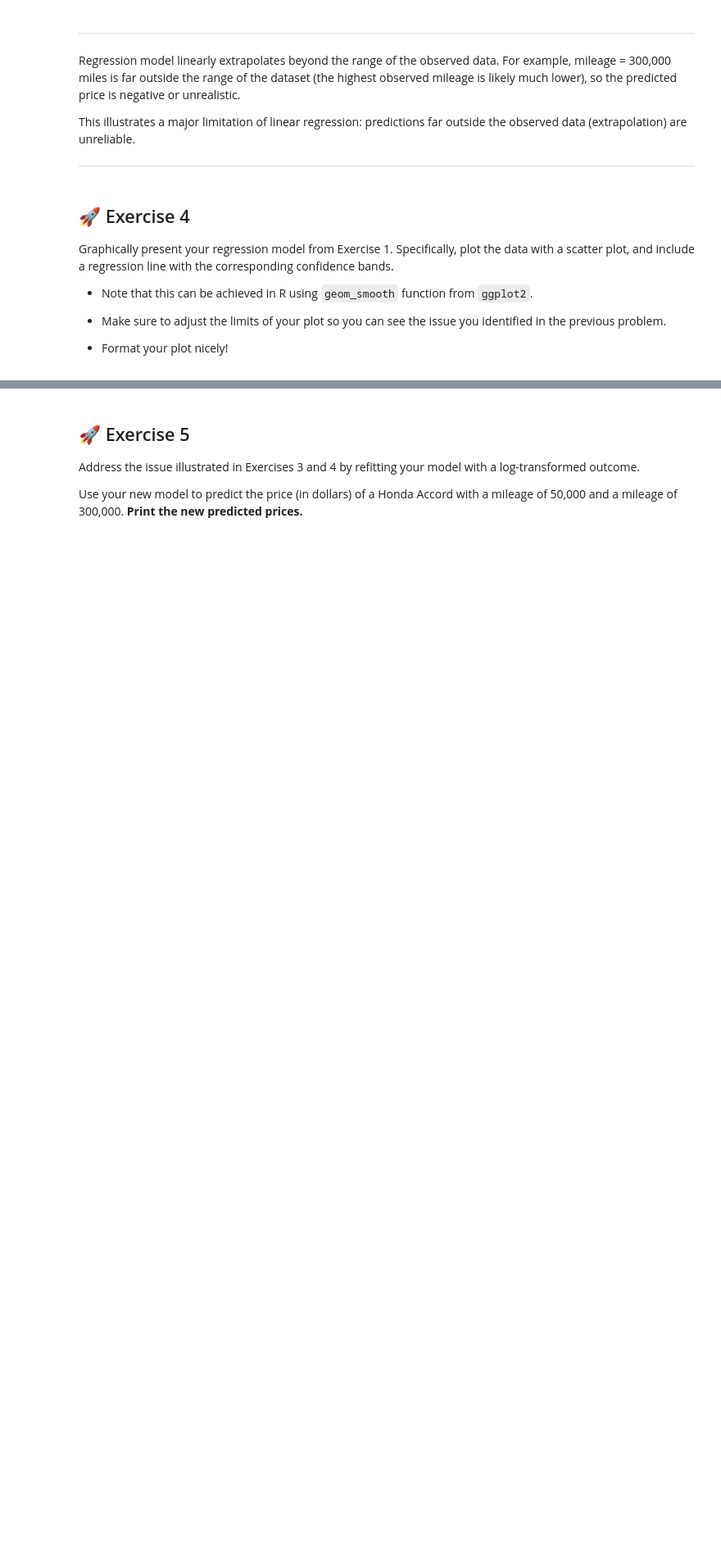
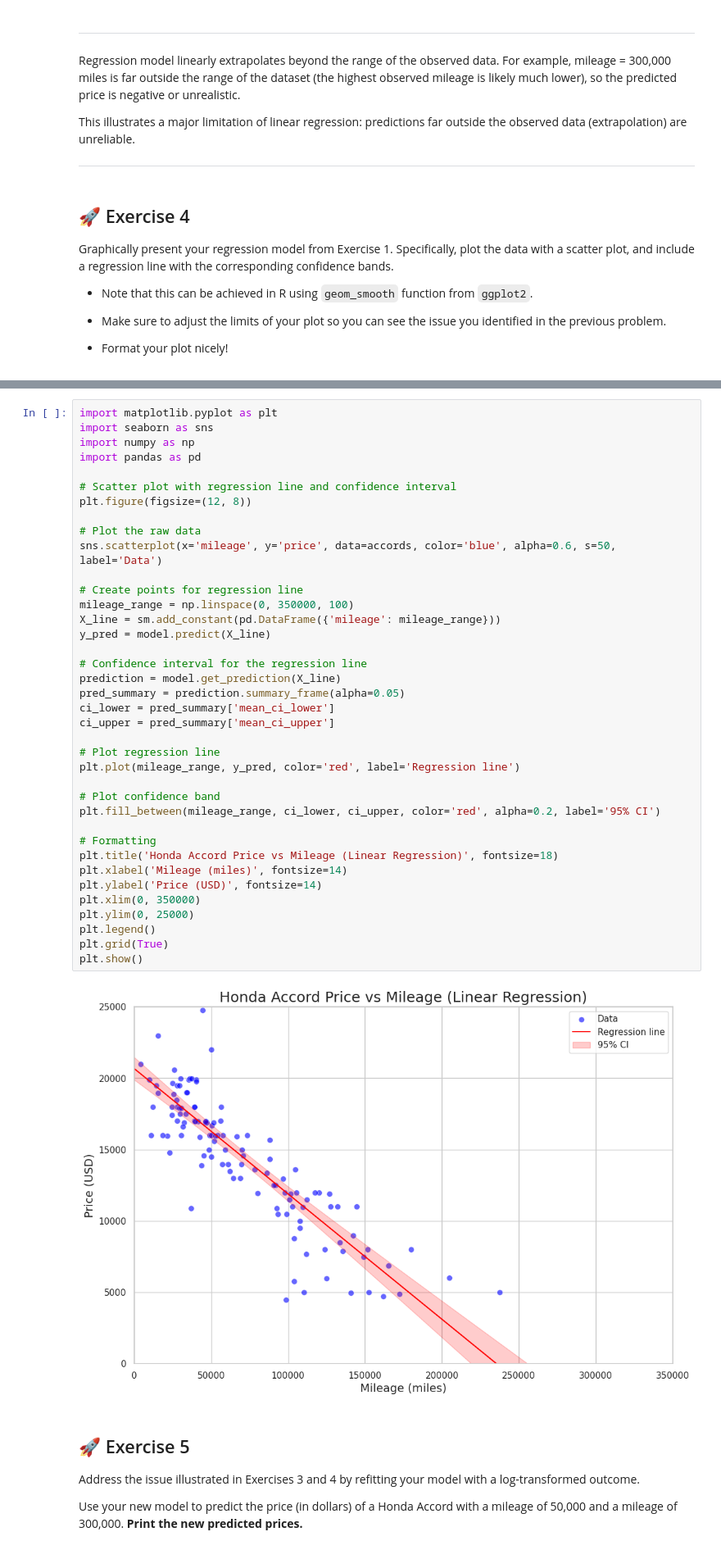
Before and after one commit to fareya22/Machine-Learning, a Jupyter notebook: hw4/linear-regression-exercises.ipynb, the cells around one changed output, grey strips where cells are left out. Shown: that part at 82% size. Saved outputs shown, nothing was run; the diff lists cells and outputs as text; blank space fills up the shorter version.

```diff
--- a/hw4/linear-regression-exercises.ipynb
+++ b/hw4/linear-regression-exercises.ipynb
@@ -233,3 +238,43 @@ plt.show()
+# %%
+import matplotlib.pyplot as plt
+import seaborn as sns
+import numpy as np
+import pandas as pd
+
+# Scatter plot with regression line and confidence interval
+plt.figure(figsize=(12, 8))
+
+# Plot the raw data
+sns.scatterplot(x='mileage', y='price', data=accords, color='blue', alpha=0.6, s=50, label='Data')
+
+# Create points for regression line
+mileage_range = np.linspace(0, 350000, 100)
+X_line = sm.add_constant(pd.DataFrame({'mileage': mileage_range}))
+y_pred = model.predict(X_line)
+
+# Confidence interval for the regression line
+prediction = model.get_prediction(X_line)
+pred_summary = prediction.summary_frame(alpha=0.05)
+ci_lower = pred_summary['mean_ci_lower']
+ci_upper = pred_summary['mean_ci_upper']
+
+# Plot regression line
+plt.plot(mileage_range, y_pred, color='red', label='Regression line')
+
+# Plot confidence band
+plt.fill_between(mileage_range, ci_lower, ci_upper, color='red', alpha=0.2, label='95% CI')
+
+# Formatting
+plt.title('Honda Accord Price vs Mileage (Linear Regression)', fontsize=18)
+plt.xlabel('Mileage (miles)', fontsize=14)
+plt.ylabel('Price (USD)', fontsize=14)
+plt.xlim(0, 350000)
+plt.ylim(0, 25000)
+plt.legend()
+plt.grid(True)
+plt.show()
+# %% [output]
+[figure, added]
 # %% [markdown]
 ## 🚀 Exercise 5
 
```
Also changed, not shown: parts of 29 cells of this notebook.
